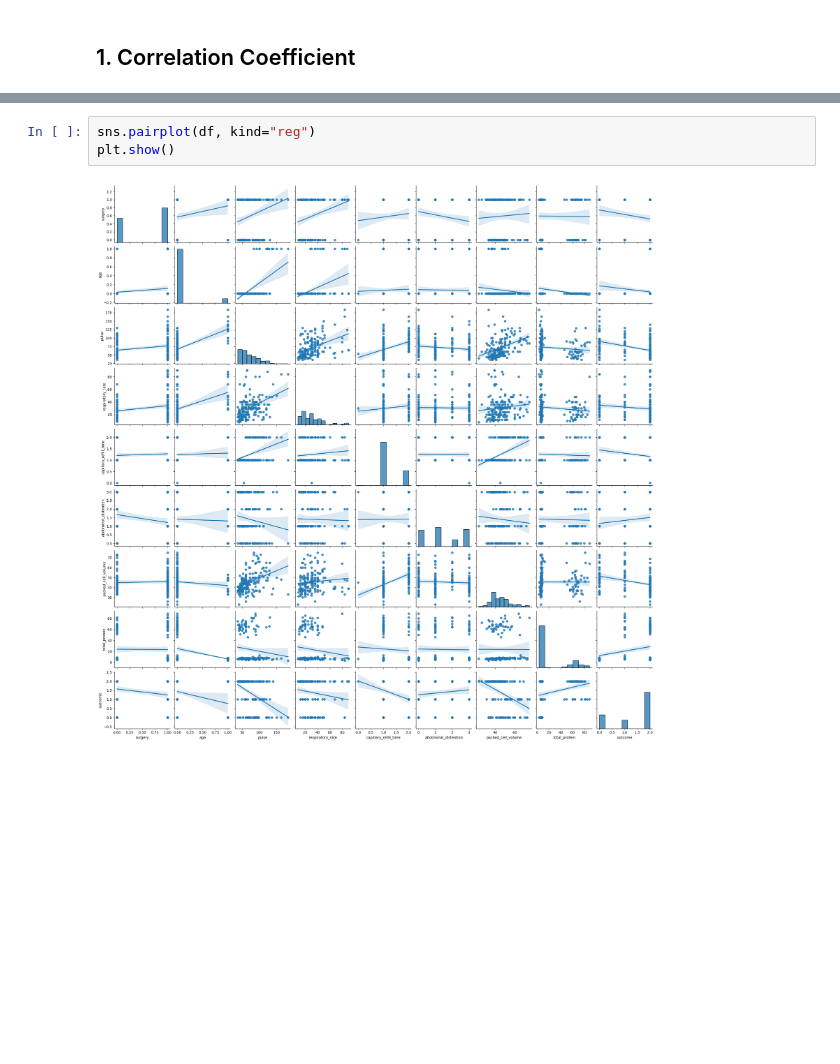
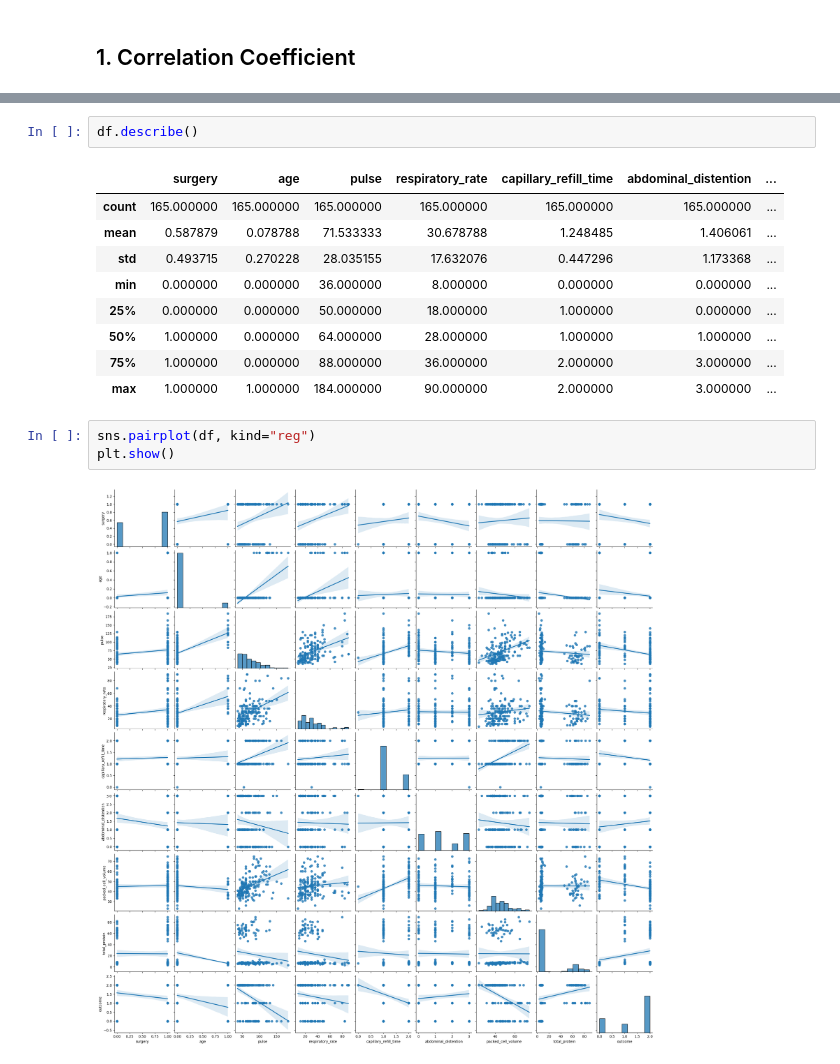
Before and after one commit to unrndm/DataAnalysis, a Jupyter notebook: Report.ipynb, the cells around one changed output, grey strips where cells are left out. Cells and saved outputs as stored; diff of their text form; blank space fills up the shorter version.

```diff
--- a/Report.ipynb
+++ b/Report.ipynb
@@ -87,3 +118,15 @@ rows: 165, features: 8+1
+# %%
+df.describe()
+# %% [output]
+|  | surgery | age | pulse | respiratory_rate | capillary_refill_time | abdominal_distention | ... |
+| count | 165.000000 | 165.000000 | 165.000000 | 165.000000 | 165.000000 | 165.000000 | ... |
+| mean | 0.587879 | 0.078788 | 71.533333 | 30.678788 | 1.248485 | 1.406061 | ... |
+| std | 0.493715 | 0.270228 | 28.035155 | 17.632076 | 0.447296 | 1.173368 | ... |
+| min | 0.000000 | 0.000000 | 36.000000 | 8.000000 | 0.000000 | 0.000000 | ... |
+| 25% | 0.000000 | 0.000000 | 50.000000 | 18.000000 | 1.000000 | 0.000000 | ... |
+| 50% | 1.000000 | 0.000000 | 64.000000 | 28.000000 | 1.000000 | 1.000000 | ... |
+| 75% | 1.000000 | 0.000000 | 88.000000 | 36.000000 | 2.000000 | 3.000000 | ... |
+| max | 1.000000 | 1.000000 | 184.000000 | 90.000000 | 2.000000 | 3.000000 | ... |
 # %%
 sns.pairplot(df, kind="reg")
 plt.show()
```
Also changed, not shown: parts of 16 cells of this notebook.
